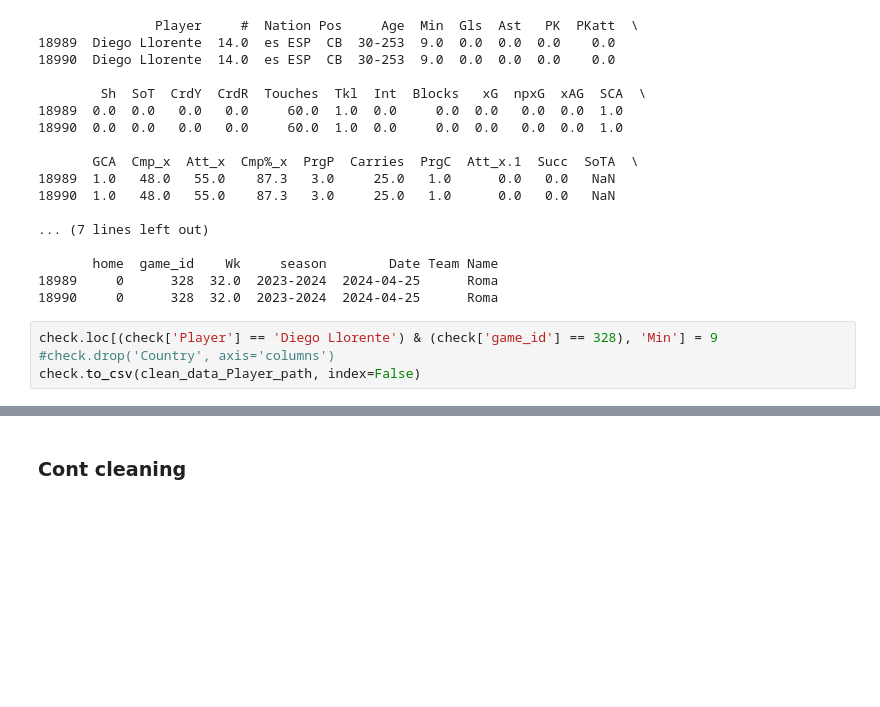
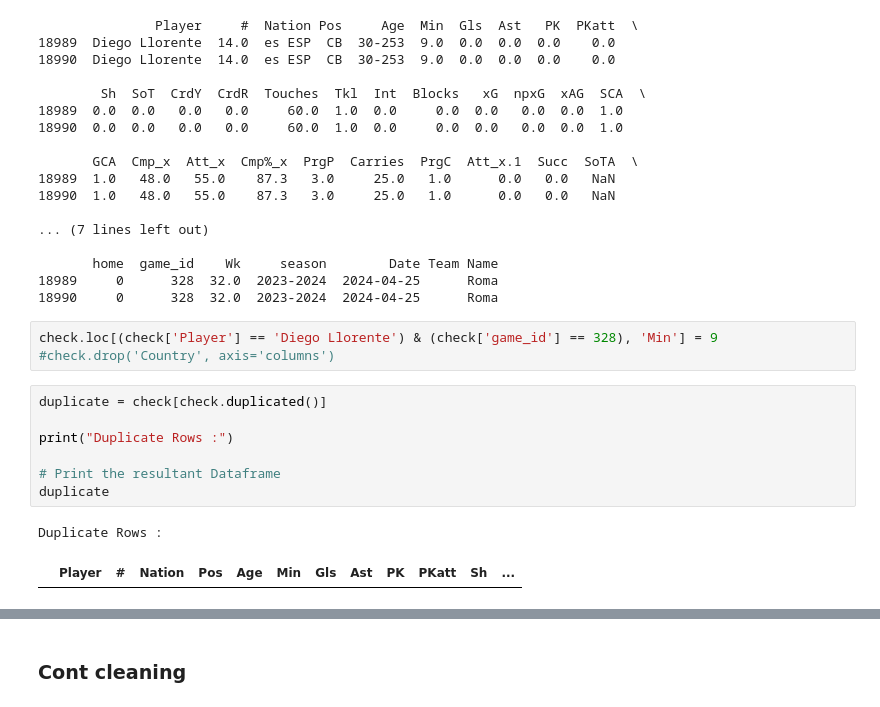
Before and after one commit to MinhTQ-594/Football-player-Price_prediction, a Jupyter notebook: Data preprocessing/Clean_data.ipynb, the cells around one changed output, grey strips where cells are left out. Saved outputs shown, nothing was run; the diff lists cells and outputs as text; blank space fills up the shorter version.

```diff
--- a/Data preprocessing/Clean_data.ipynb
+++ b/Data preprocessing/Clean_data.ipynb
@@ -298,4 +325,13 @@ print(check.loc[(check['Player'] == 'Diego Llorente') & (check['game_id'] == 328
 # %%
 check.loc[(check['Player'] == 'Diego Llorente') & (check['game_id'] == 328), 'Min'] = 9
 #check.drop('Country', axis='columns')
-check.to_csv(clean_data_Player_path, index=False)
+# %%
+duplicate = check[check.duplicated()]
+
+print("Duplicate Rows :")
+
+# Print the resultant Dataframe
+duplicate
+# %% [output]
+Duplicate Rows :
+|  | Player | # | Nation | Pos | Age | Min | Gls | Ast | PK | PKatt | Sh | ... |
```
Also changed, not shown: parts of 6 cells of this notebook, 1 other file.
